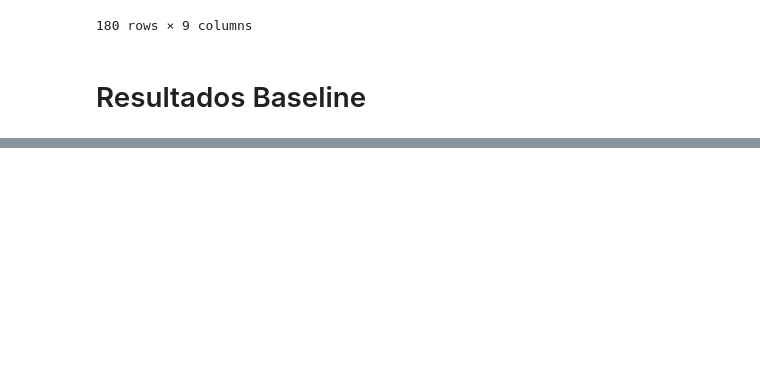
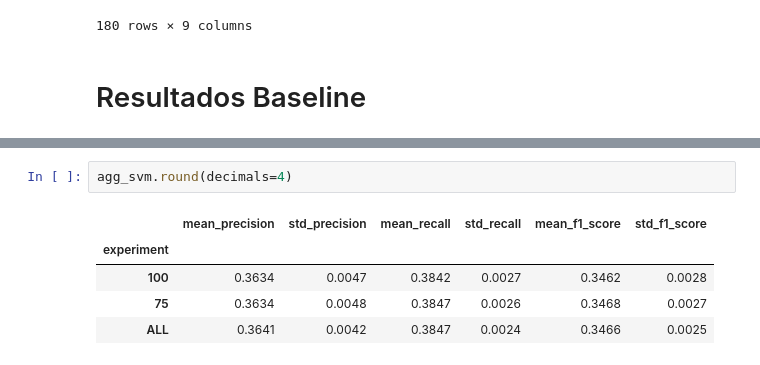
Before and after one commit to ufrpe-2021-2-IA/music-genre-classification, a Jupyter notebook: result_extractor.ipynb, the cells around one changed output, grey strips where cells are left out. Cells and saved outputs as stored; diff of their text form; blank space fills up the shorter version.

```diff
--- a/result_extractor.ipynb
+++ b/result_extractor.ipynb
@@ -163,0 +148,8 @@ agg
+# %%
+agg_svm.round(decimals=4)
+# %% [output]
+|  | mean_precision | std_precision | mean_recall | std_recall | mean_f1_score | std_f1_score |
+| experiment |  |  |  |  |  |  |
+| 100 | 0.3634 | 0.0047 | 0.3842 | 0.0027 | 0.3462 | 0.0028 |
+| 75 | 0.3634 | 0.0048 | 0.3847 | 0.0026 | 0.3468 | 0.0027 |
+| ALL | 0.3641 | 0.0042 | 0.3847 | 0.0024 | 0.3466 | 0.0025 |
```
Also changed, not shown: parts of 19 cells of this notebook.
